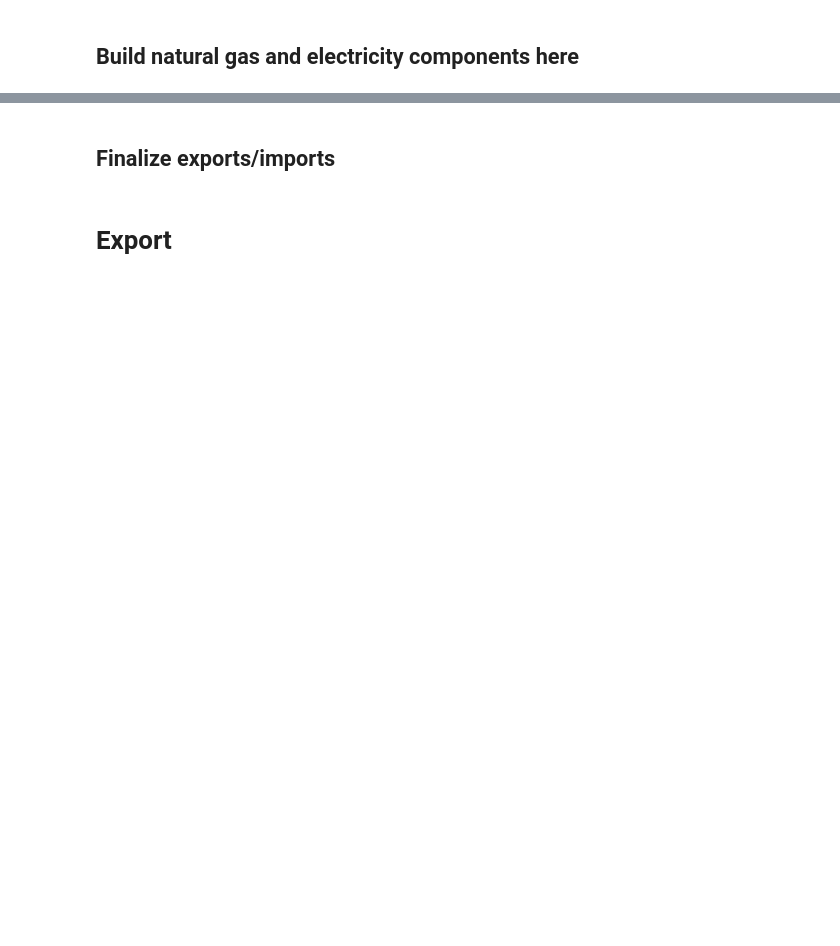
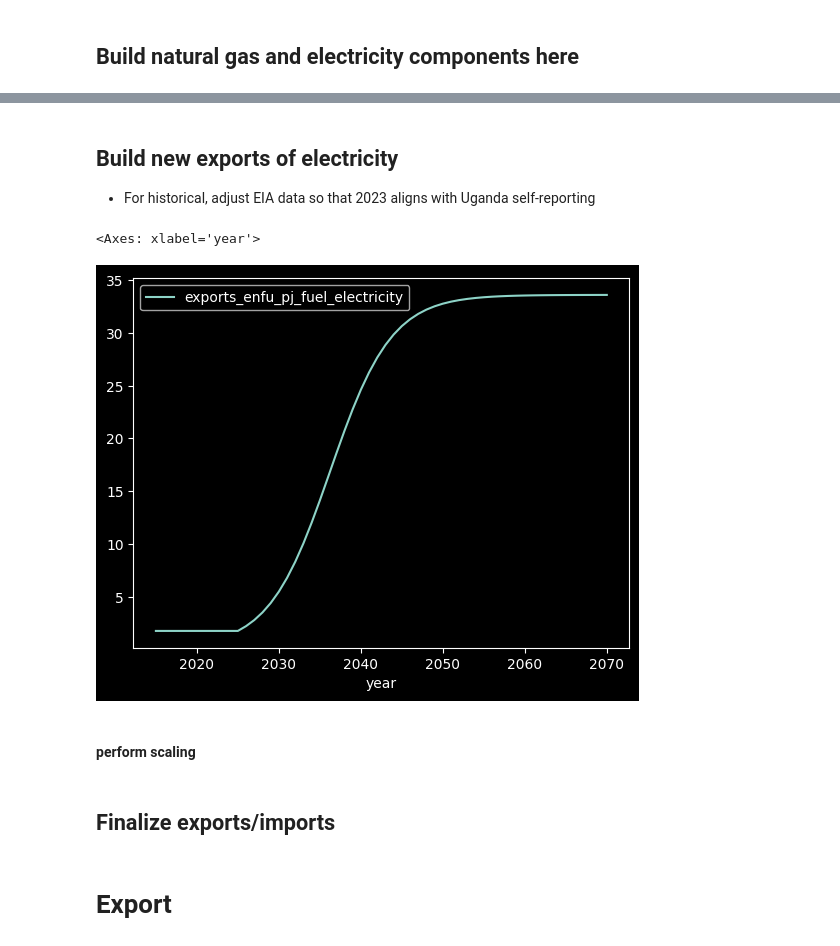
Before and after one commit to sisepuede-framework/ssp_uganda_data, a Jupyter notebook: data_processing/FUEL_AND_PETROLEUM_PRODUCTS_PROJECTIONS.ipynb, the cells around one changed output, grey strips where cells are left out. Saved outputs shown, nothing was run; the diff lists cells and outputs as text; code cells hidden in the pictures; blank space fills up the shorter version.

```diff
--- a/data_processing/FUEL_AND_PETROLEUM_PRODUCTS_PROJECTIONS.ipynb
+++ b/data_processing/FUEL_AND_PETROLEUM_PRODUCTS_PROJECTIONS.ipynb
@@ -401,6 +367,7 @@ scale_factor_energy = um_energy.convert(
 
 # energy contained in 1000 barrels of oil in PJ
 energy_pj_per_kb = df_uganda[field_ved].iloc[0]*scale_factor_volume*scale_factor_energy
+ged_crude_pj_ktoe = cdn.get_pj_per_ktoe(df_uganda, )
 # %% [markdown]
 ###  Convert kb/d to pj/year
 # %%
@@ -778,6 +738,10 @@ array([  0.        ,   0.        ,   0.        ,   0.        ,
 # %% [markdown]
 ##  Build natural gas and electricity components here
 # %%
+# reduce sizes
+df_exports = df_exports.iloc[0:df_uganda.shape[0]]
+df_import_fractions = df_import_fractions.iloc[0:df_uganda.shape[0]]
+
 # natural gas
 df_exports[field_exports_ng] = vec_exports_ng
 df_import_fractions[field_imports_ng] = vec_import_frac_ng
@@ -791,0 +826,61 @@ df_import_fractions[field_import_frac_elec] = 0
+# %% [markdown]
+
+##  Build new exports of electricity
+- For historical, adjust EIA data so that 2023 aligns with Uganda self-reporting
+# %%
+# get some fields
+field_exp_elec = modvar_exports.build_fields(
+    category_restrictions = models.model_enercons.cat_enfu_electricity
+)
+field_imp_elec = modvar_import_frac.build_fields(
+    category_restrictions = models.model_enercons.cat_enfu_electricity
+)
+field_year = time_periods.field_year
+
+# use data from Table 4 (see above||)
+prod = 498.54
+imp = 3.54
+exp = 41.69
+frac_imp = imp/(prod - exp)
+
+exp_2023 = exp*ged_crude_pj_ktoe#*um_energy.convert("pj", "mwy")
+
+# use increase from 170 to 2500 to represent export increase
+y0 = 2025
+y1 = 2040
+t0 = time_periods.year_to_tp(y0, )
+t1 = time_periods.year_to_tp(y1, )
+
+
+vec_ramp = sf.ramp_vector(
+    df_exports.shape[0],
+    alpha_logistic = 1,
+    r_0 = t0,
+    #r_1 = t1,
+    window_logistic = (-3, 9),
+)
+
+
+delta = exp_2023*(2500/170) - exp_2023
+exp_max = delta/vec_ramp[t1]
+
+delta_final = exp_max - exp_2023
+vec_exps = exp_2023 + vec_ramp*delta_final
+
+# export year range
+ye0 = df_exports[field_year].min()
+ye1 = df_exports[field_year].max()
+
+# build a dataframe
+df_exp_final = pd.DataFrame(
+    {
+        time_periods.field_year: range(ye0, ye1 + 1),
+        field_exp_elec: vec_exps,
+    }
+)
+df_exp_final.plot(x = field_year, )
+# %% [output]
+<Axes: xlabel='year'>
+[figure, added]
+# %% [markdown]
+#### perform scaling
```
Also changed, not shown: parts of 7 cells of this notebook, 54 other files.
